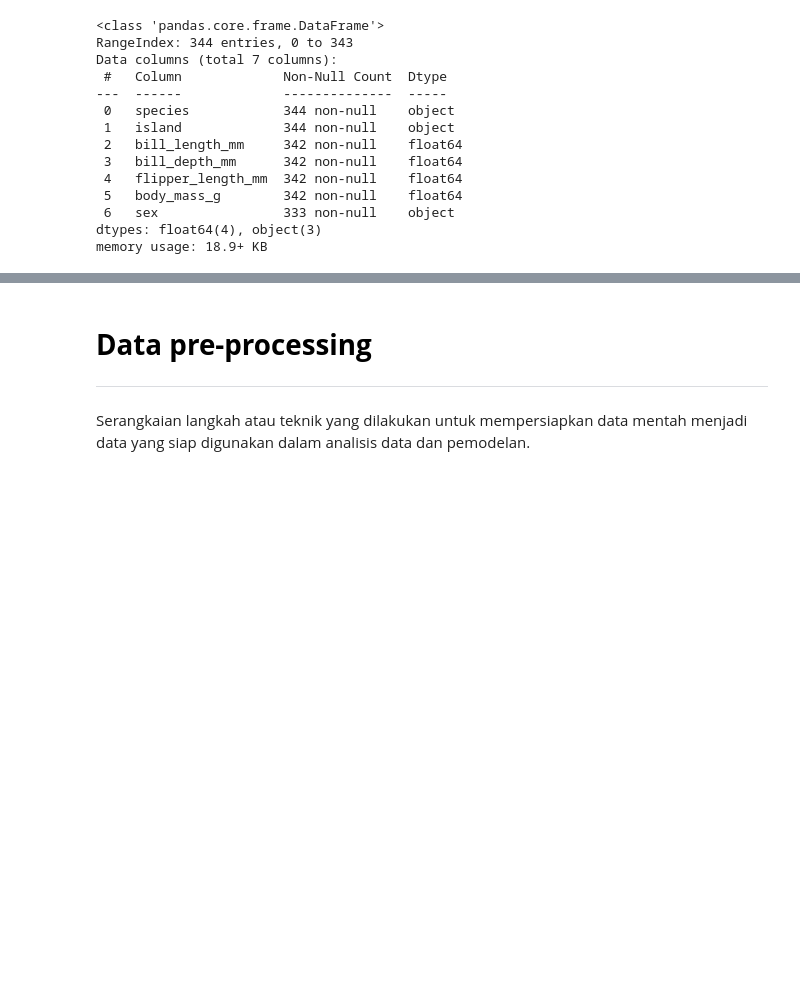
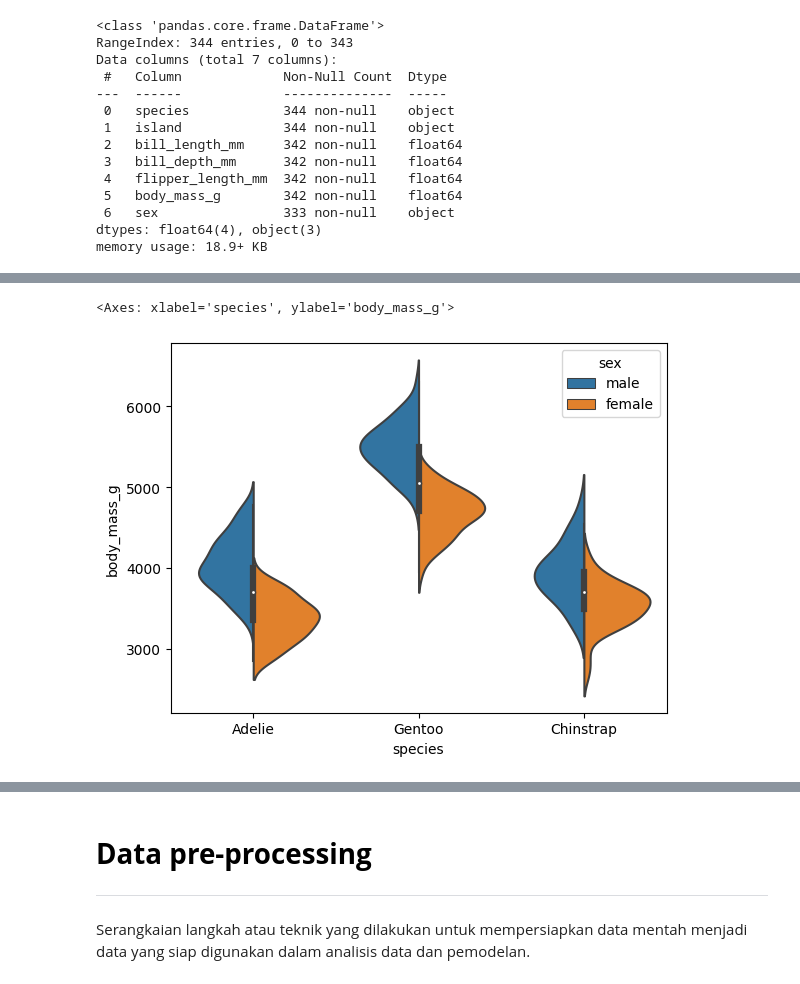
Before and after one commit to HimamBashiran/Palmer-Penguins-Project, a Jupyter notebook: notebook-penguin.ipynb, the cells around one changed output, grey strips where cells are left out. Saved outputs shown, nothing was run; the diff lists cells and outputs as text; code cells hidden in the pictures; blank space fills up the shorter version.

```diff
--- a/notebook-penguin.ipynb
+++ b/notebook-penguin.ipynb
@@ -106,0 +202,5 @@ plt.show()
+# %%
+sns.violinplot(x="species", y="body_mass_g", data=df, hue="sex", split=True)
+# %% [output]
+<Axes: xlabel='species', ylabel='body_mass_g'>
+[figure, added]
```
Also changed, not shown: parts of 55 cells of this notebook.
